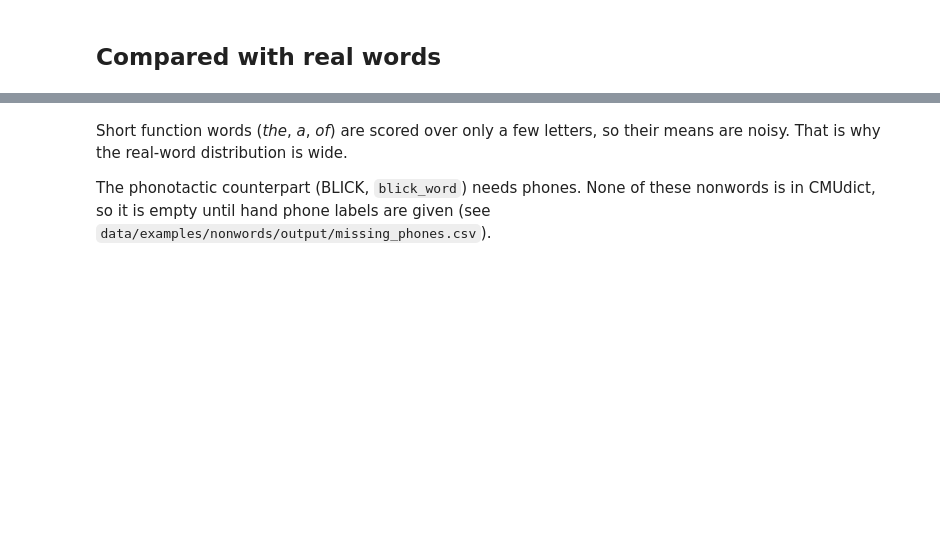
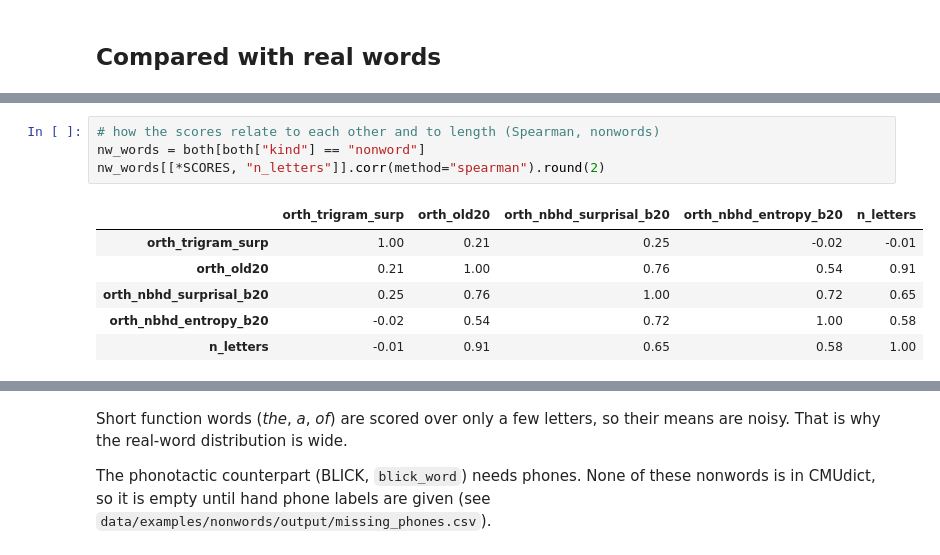
Before and after one commit to sduraivel30/linguistic, a Jupyter notebook: notebooks/nonword_orthographic_illformedness.ipynb, the cells around one changed output, grey strips where cells are left out. Drawn from its saved outputs; the diff is of its cells as text; blank space fills up the shorter version.

```diff
--- a/notebooks/nonword_orthographic_illformedness.ipynb
+++ b/notebooks/nonword_orthographic_illformedness.ipynb
@@ -77 +82,12 @@ both.groupby("kind")[["orth_bigram_surp", "orth_trigram_surp", "n_letters"]].agg
+# %%
+# how the scores relate to each other and to length (Spearman, nonwords)
+nw_words = both[both["kind"] == "nonword"]
+nw_words[[*SCORES, "n_letters"]].corr(method="spearman").round(2)
+# %% [output]
+|  | orth_trigram_surp | orth_old20 | orth_nbhd_surprisal_b20 | orth_nbhd_entropy_b20 | n_letters |
+| orth_trigram_surp | 1.00 | 0.21 | 0.25 | -0.02 | -0.01 |
+| orth_old20 | 0.21 | 1.00 | 0.76 | 0.54 | 0.91 |
+| orth_nbhd_surprisal_b20 | 0.25 | 0.76 | 1.00 | 0.72 | 0.65 |
+| orth_nbhd_entropy_b20 | -0.02 | 0.54 | 0.72 | 1.00 | 0.58 |
+| n_letters | -0.01 | 0.91 | 0.65 | 0.58 | 1.00 |
 # %%
```
Also changed, not shown: parts of 6 cells of this notebook, 10 other files.
